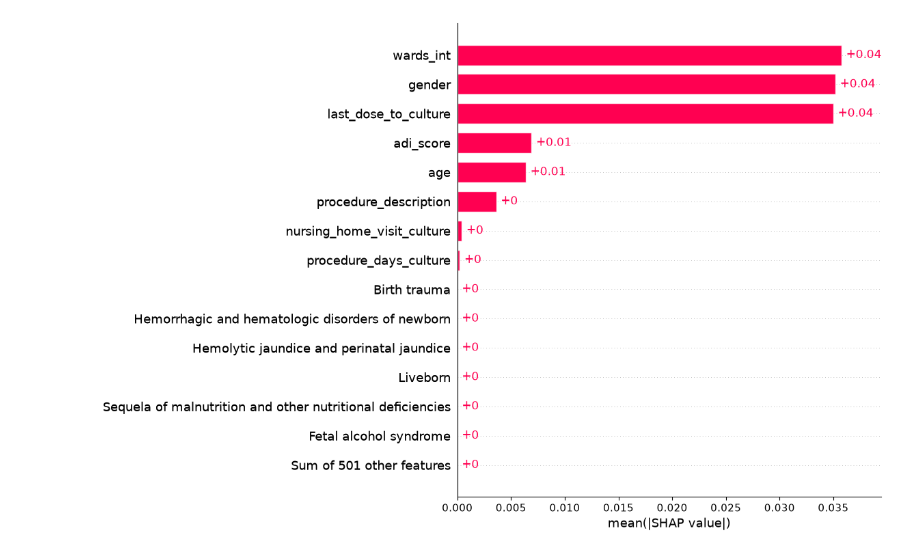
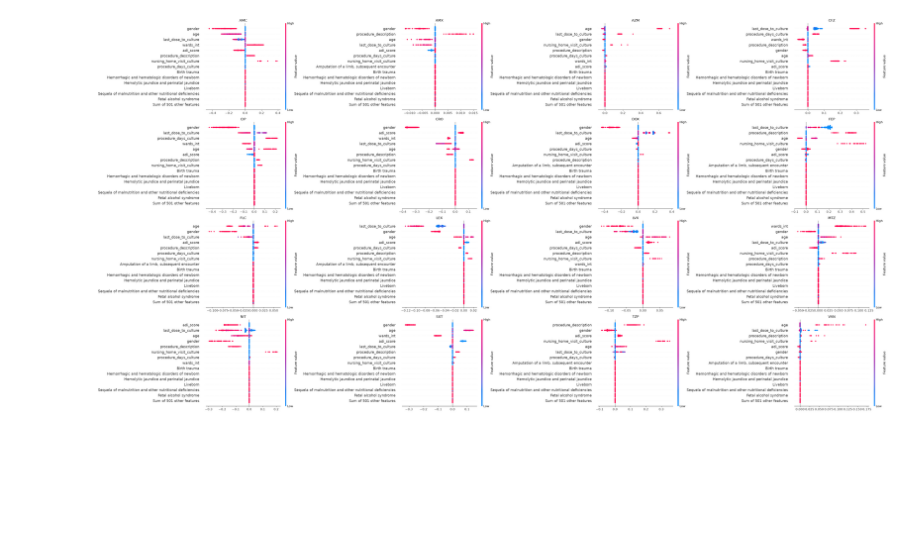
Before and after one commit to renatawong/qml-amr, a Jupyter notebook: viz_shapley.ipynb, the cells around one changed output. Cells and saved outputs as stored; diff of their text form; code cells hidden in the pictures; blank space fills up the shorter version.

```diff
--- a/viz_shapley.ipynb
+++ b/viz_shapley.ipynb
@@ -1,17 +1,30 @@
 # %%
 import shap
 import pickle
 import pandas as pd
-DRUG = "AMC"
-with open(f"CShapley/{DRUG}.sav", "rb") as file:
-    shapley = pickle.load(file)
-if "_reduced" in DRUG:
-    df = pd.read_csv(f"dataset/by_antibiotic_12comorbdims/{DRUG.split("_")[0]}.csv")
-    features = list(df.drop(columns=["anon_id","order_time_jittered_utc_shifted","resistant","Unnamed: 0"]).columns)
-else:
-    df = pd.read_csv(f"dataset/by_antibiotic/{DRUG}.csv")
-    features = list(df.drop(columns=["anon_id","order_time_jittered_utc_shifted","resistant","Unnamed: 0",'Unnamed: 0.3', 'Unnamed: 0.2', 'Unnamed: 0.1']).columns)
-shapley.feature_names = features
-shap.plots.bar(shapley[:,:,1], max_display=15)
+import matplotlib.pyplot as plt
+
+drugs_list = ["AMC", "AMX", "AZM", "CFZ", "CIP", "CRO", "DOX", "FEP", "FLC", "LEX", "LVX", "MTZ", "NIT", "SXT", "TZP", "VAN"]
+fig, axes = plt.subplots(nrows=4, ncols=4, figsize=(40, 20))
+axes_flat = axes.flatten()
+
+for i in range(len(drugs_list)):
+    DRUG = drugs_list[i]
+    with open(f"CShapley/{DRUG}.sav", "rb") as file:
+        shapley = pickle.load(file)
+    if "_reduced" in DRUG:
+        df = pd.read_csv(f"dataset/by_antibiotic_12comorbdims/{DRUG.split("_")[0]}.csv")
+        features = list(df.drop(columns=["anon_id","order_time_jittered_utc_shifted","resistant","Unnamed: 0"]).columns)
+    else:
+        df = pd.read_csv(f"dataset/by_antibiotic/{DRUG}.csv")
+        features = list(df.drop(columns=["anon_id","order_time_jittered_utc_shifted","resistant","Unnamed: 0",'Unnamed: 0.3', 'Unnamed: 0.2', 'Unnamed: 0.1']).columns)
+    shapley.feature_names = features
+    shap.plots.beeswarm(shapley[:,:,1], max_display=15, ax=axes_flat[i], show=False, plot_size=None)
+    axes_flat[i].set_xlabel('')
+    axes_flat[i].set_title(DRUG)
+
+
+plt.tight_layout()
+plt.show()
 # %% [output]
-[figure, old version]
+[figure, new version]
```
Also changed, not shown: 12 other files.
